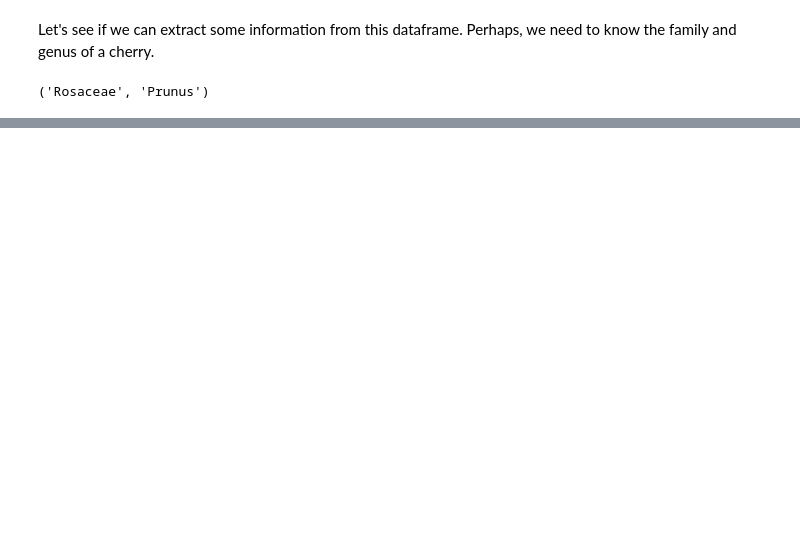
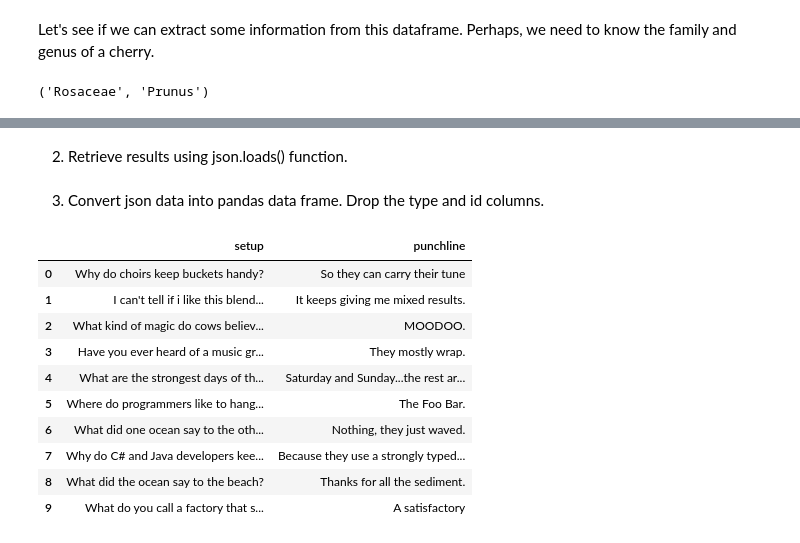
Before and after one commit to Aditya-Ingale/PythonPrac, a Jupyter notebook: PythonPrac/Module 5/3. API Examples.ipynb, the cells around one changed output, grey strips where cells are left out. Cells and saved outputs as stored; diff of their text form; code cells hidden in the pictures; blank space fills up the shorter version.

```diff
--- a/PythonPrac/Module 5/3. API Examples.ipynb
+++ b/PythonPrac/Module 5/3. API Examples.ipynb
@@ -189,0 +254,24 @@ cherry = df2.loc[df2["name"] == 'Cherry']
+# %%
+data2 = requests.get("https://official-joke-api.appspot.com/jokes/ten")
+# %% [markdown]
+2. Retrieve results using json.loads() function.
+# %%
+results2 = json.loads(data2.text)
+# %% [markdown]
+3. Convert json data into pandas data frame. Drop the type and id columns.
+# %%
+df3 = pd.DataFrame(results2)
+df3.drop(columns=["type","id"],inplace=True)
+df3
+# %% [output]
+|  | setup | punchline |
+| 0 | Why do choirs keep buckets handy? | So they can carry their tune |
+| 1 | I can't tell if i like this blend... | It keeps giving me mixed results. |
+| 2 | What kind of magic do cows believ... | MOODOO. |
+| 3 | Have you ever heard of a music gr... | They mostly wrap. |
+| 4 | What are the strongest days of th... | Saturday and Sunday...the rest ar... |
+| 5 | Where do programmers like to hang... | The Foo Bar. |
+| 6 | What did one ocean say to the oth... | Nothing, they just waved. |
+| 7 | Why do C# and Java developers kee... | Because they use a strongly typed... |
+| 8 | What did the ocean say to the beach? | Thanks for all the sediment. |
+| 9 | What do you call a factory that s... | A satisfactory |
```
Also changed, not shown: parts of 10 cells of this notebook.
